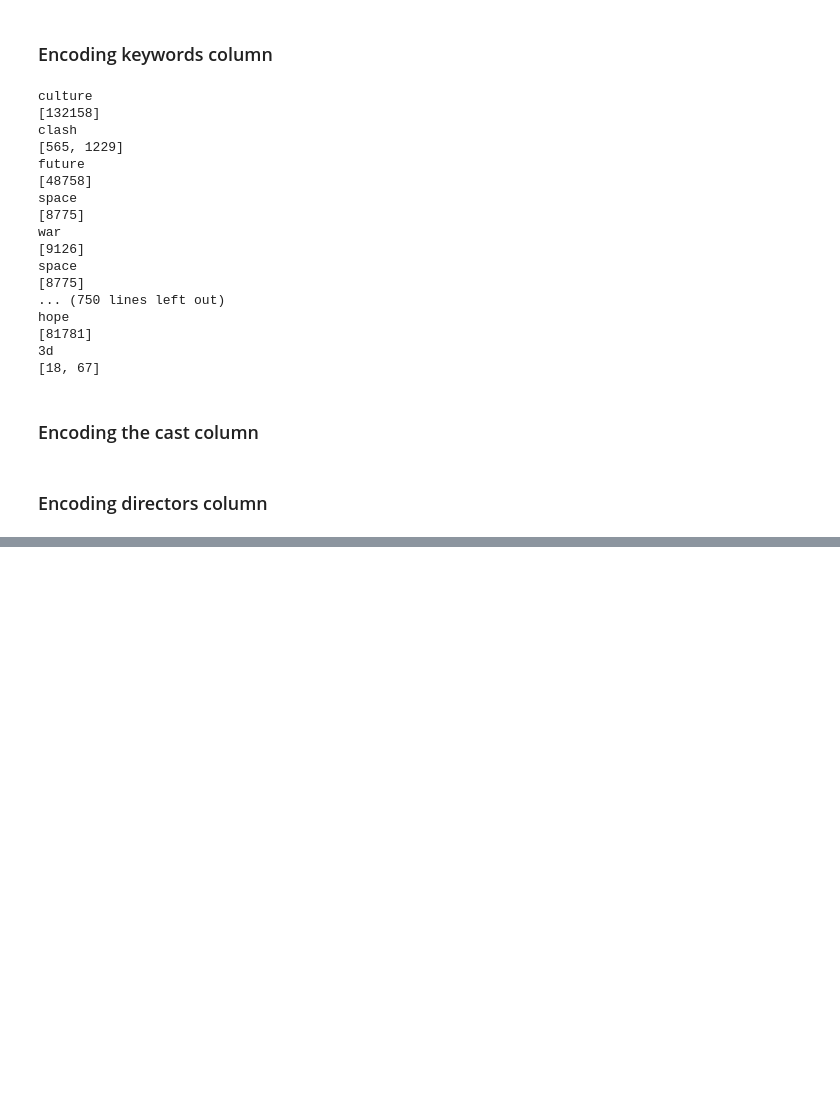
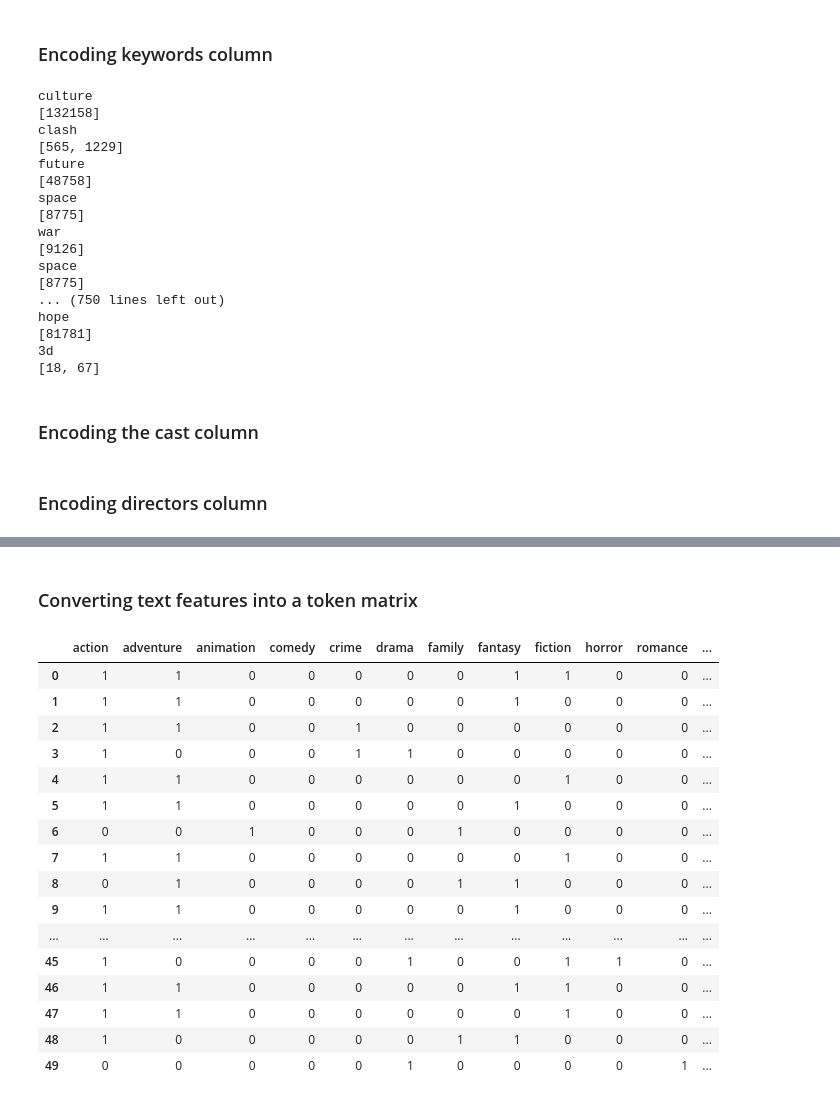
Before and after one commit to abduyus/internship-movie-recommendation, a Jupyter notebook: ml_model/jupyter.ipynb, the cells around one changed output, grey strips where cells are left out. Saved outputs shown, nothing was run; the diff lists cells and outputs as text; code cells hidden in the pictures; blank space fills up the shorter version.

Commit message:
converting genres into token matrix

```diff
--- a/ml_model/jupyter.ipynb
+++ b/ml_model/jupyter.ipynb
@@ -154,8 +154,8 @@ df = df[[col for col in df.columns if col in expected_columns or col not in expe
 
 
 
-df['genres'] = df['genres'].apply(lambda x: x.lower().split(' ') if isinstance(x, str) else x)
-df['keywords'] = df['keywords'].apply(lambda x: x.lower().split(' ') if isinstance(x, str) else x)
+df['genres_arr'] = df['genres'].apply(lambda x: x.split(' ') if isinstance(x, str) else x)
+df['keywords_arr'] = df['keywords'].apply(lambda x: x.split(' ') if isinstance(x, str) else x)
 
 
 # Making a function for the cast which seperates two words into a list item
@@ -166,9 +166,9 @@ def split_into_pairs(text):
         return re.findall(r'\b\w+\s+\w+\b', text)
     return text
 
-df['cast'] = df['cast'].apply(split_into_pairs)
+df['cast_arr'] = df['cast'].apply(split_into_pairs)
 
 
 
 
-# df
+df
@@ -178,13 +199,13 @@ import tiktoken
 encoding = tiktoken.encoding_for_model('gpt-4o')
 
 
-for row in df['genres']:
+for row in df['genres_arr']:
     if isinstance(row, list):
         for list_item in row:
             # print(list_item)
             # print(encoding.encode(list_item))
-            df['encoded_genres'] = df['genres'].apply(lambda x: [encoding.encode(item) for item in x] if isinstance(x, list) else x)
+            df['encoded_genres'] = df['genres_arr'].apply(lambda x: [encoding.encode(item) for item in x] if isinstance(x, list) else x)
 
-print(df['genres'].iloc[6])
+print(df['genres_arr'].iloc[6])
 df['encoded_genres'].iloc[6]
 # %% [output]
@@ -198,12 +219,12 @@ import tiktoken
 encoding = tiktoken.encoding_for_model('gpt-4o')
 
 
-for row in df['keywords']:
+for row in df['keywords_arr']:
     if isinstance(row, list):
         for list_item in row:
             print(list_item)
             print(encoding.encode(list_item))
-            df['encoded_keywords'] = df['keywords'].apply(lambda x: [encoding.encode(item) for item in x] if isinstance(x, list) else x)
+            df['encoded_keywords'] = df['keywords_arr'].apply(lambda x: [encoding.encode(item) for item in x] if isinstance(x, list) else x)
 
 # print(df['keywords'].iloc[6])
 # df['encoded_keywords'].iloc[6]
@@ -235,12 +256,12 @@ import tiktoken
 encoding = tiktoken.encoding_for_model('gpt-4o')
 
 
-for row in df['cast']:
+for row in df['cast_arr']:
     if isinstance(row, list):
         for list_item in row:
             # print(list_item)
             # print(encoding.encode(list_item))
-            df['encoded_cast'] = df['cast'].apply(lambda x: [encoding.encode(item) for item in x] if isinstance(x, list) else x)
+            df['encoded_cast'] = df['cast_arr'].apply(lambda x: [encoding.encode(item) for item in x] if isinstance(x, list) else x)
 # %% [markdown]
 ### Encoding directors column
 # %%
@@ -286,0 +292,32 @@ Joss Whedon
+# %% [markdown]
+### Converting text features into a token matrix
+# %%
+from sklearn.feature_extraction.text import CountVectorizer
+
+vectorizer = CountVectorizer()
+
+genres_matrix = vectorizer.fit_transform(df['genres'])
+genres_df = pd.DataFrame(genres_matrix.toarray(), columns=vectorizer.get_feature_names_out())
+
+keywords_matrix = vectorizer.fit_transform(df['keywords'])
+
+
+df['tagline'] = df['tagline'].apply(lambda x: x if isinstance(x, str) else '')
+# %% [output]
+|  | action | adventure | animation | comedy | crime | drama | family | fantasy | fiction | horror | romance | ... |
+| 0 | 1 | 1 | 0 | 0 | 0 | 0 | 0 | 1 | 1 | 0 | 0 | ... |
+| 1 | 1 | 1 | 0 | 0 | 0 | 0 | 0 | 1 | 0 | 0 | 0 | ... |
+| 2 | 1 | 1 | 0 | 0 | 1 | 0 | 0 | 0 | 0 | 0 | 0 | ... |
+| 3 | 1 | 0 | 0 | 0 | 1 | 1 | 0 | 0 | 0 | 0 | 0 | ... |
+| 4 | 1 | 1 | 0 | 0 | 0 | 0 | 0 | 0 | 1 | 0 | 0 | ... |
+| 5 | 1 | 1 | 0 | 0 | 0 | 0 | 0 | 1 | 0 | 0 | 0 | ... |
+| 6 | 0 | 0 | 1 | 0 | 0 | 0 | 1 | 0 | 0 | 0 | 0 | ... |
+| 7 | 1 | 1 | 0 | 0 | 0 | 0 | 0 | 0 | 1 | 0 | 0 | ... |
+| 8 | 0 | 1 | 0 | 0 | 0 | 0 | 1 | 1 | 0 | 0 | 0 | ... |
+| 9 | 1 | 1 | 0 | 0 | 0 | 0 | 0 | 1 | 0 | 0 | 0 | ... |
+| ... | ... | ... | ... | ... | ... | ... | ... | ... | ... | ... | ... | ... |
+| 45 | 1 | 0 | 0 | 0 | 0 | 1 | 0 | 0 | 1 | 1 | 0 | ... |
+| 46 | 1 | 1 | 0 | 0 | 0 | 0 | 0 | 1 | 1 | 0 | 0 | ... |
+| 47 | 1 | 1 | 0 | 0 | 0 | 0 | 0 | 0 | 1 | 0 | 0 | ... |
+| 48 | 1 | 0 | 0 | 0 | 0 | 0 | 1 | 1 | 0 | 0 | 0 | ... |
+| 49 | 0 | 0 | 0 | 0 | 0 | 1 | 0 | 0 | 0 | 0 | 1 | ... |
```
Also changed, not shown: parts of 4 cells of this notebook.
